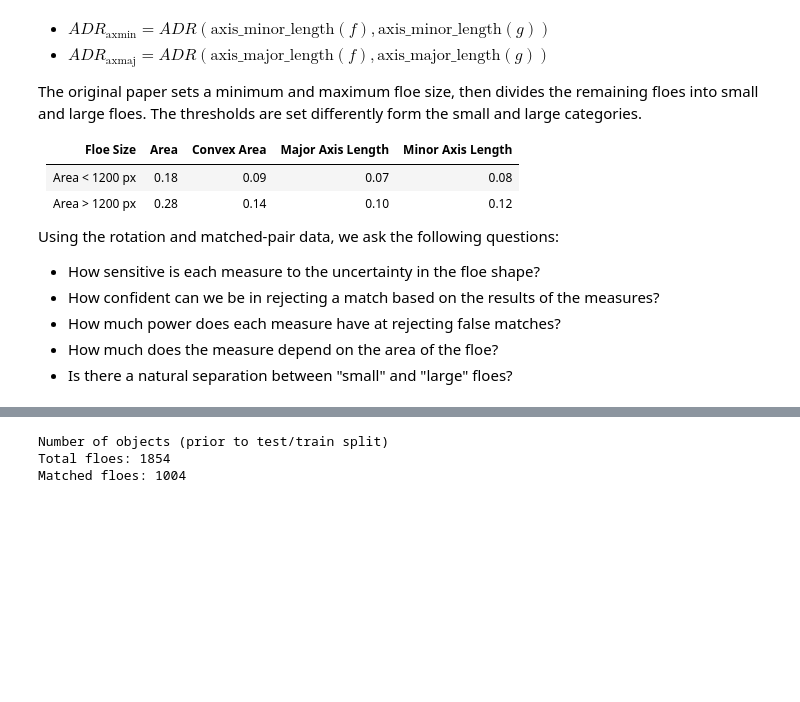
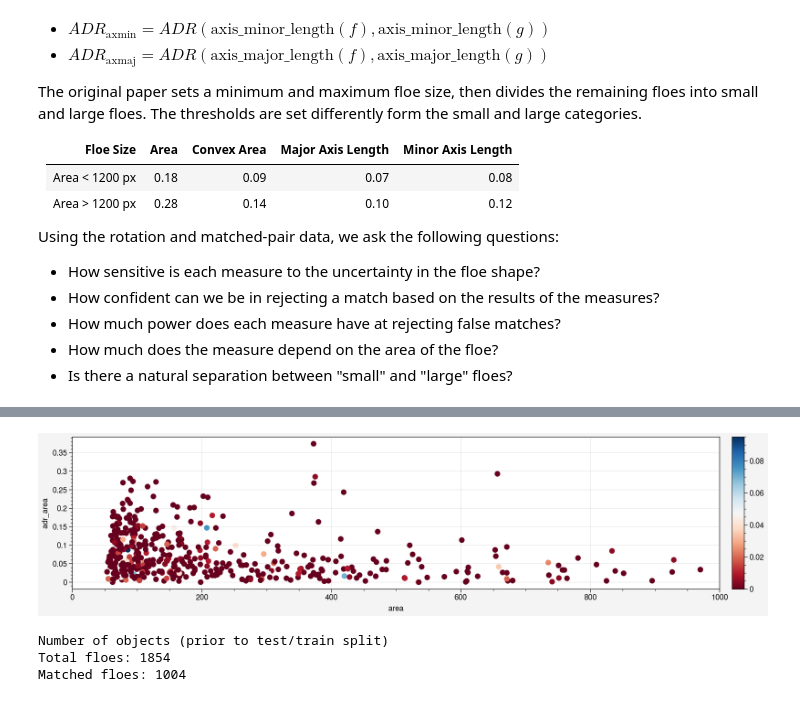
Before and after one commit to danielmwatkins/calval_tgrs, a Jupyter notebook: notebooks/tracker_adr_thresholds.ipynb, the cells around one changed output, grey strips where cells are left out. Drawn from its saved outputs; the diff is of its cells as text; code cells hidden in the pictures; blank space fills up the shorter version.

```diff
--- a/notebooks/tracker_adr_thresholds.ipynb
+++ b/notebooks/tracker_adr_thresholds.ipynb
@@ -56,3 +84,11 @@ Using the rotation and matched-pair data, we ask the following questions:
+# %%
+fig, ax = pplt.subplots(width=12, height=3)
+idx = df_mg[['terra_cloud_fraction', 'aqua_cloud_fraction']].mean(axis=1) < 0.1
+ax.scatter(df_mg.loc[idx, 'area'], df_mg.loc[idx, 'adr_area'],
+           c=df_mg.loc[idx, ['terra_cloud_fraction', 'aqua_cloud_fraction']].mean(axis=1), cmap='RdBu', colorbar='r')
+ax.format(xlim=(0, 1000))
+# %% [output]
+[figure, added]
 # %%
 print("Number of objects (prior to test/train split)")
 print("Total floes:", rotated_bin_count['area_count'].sum())
```
Also changed, not shown: parts of 26 cells of this notebook, 13 other files.
